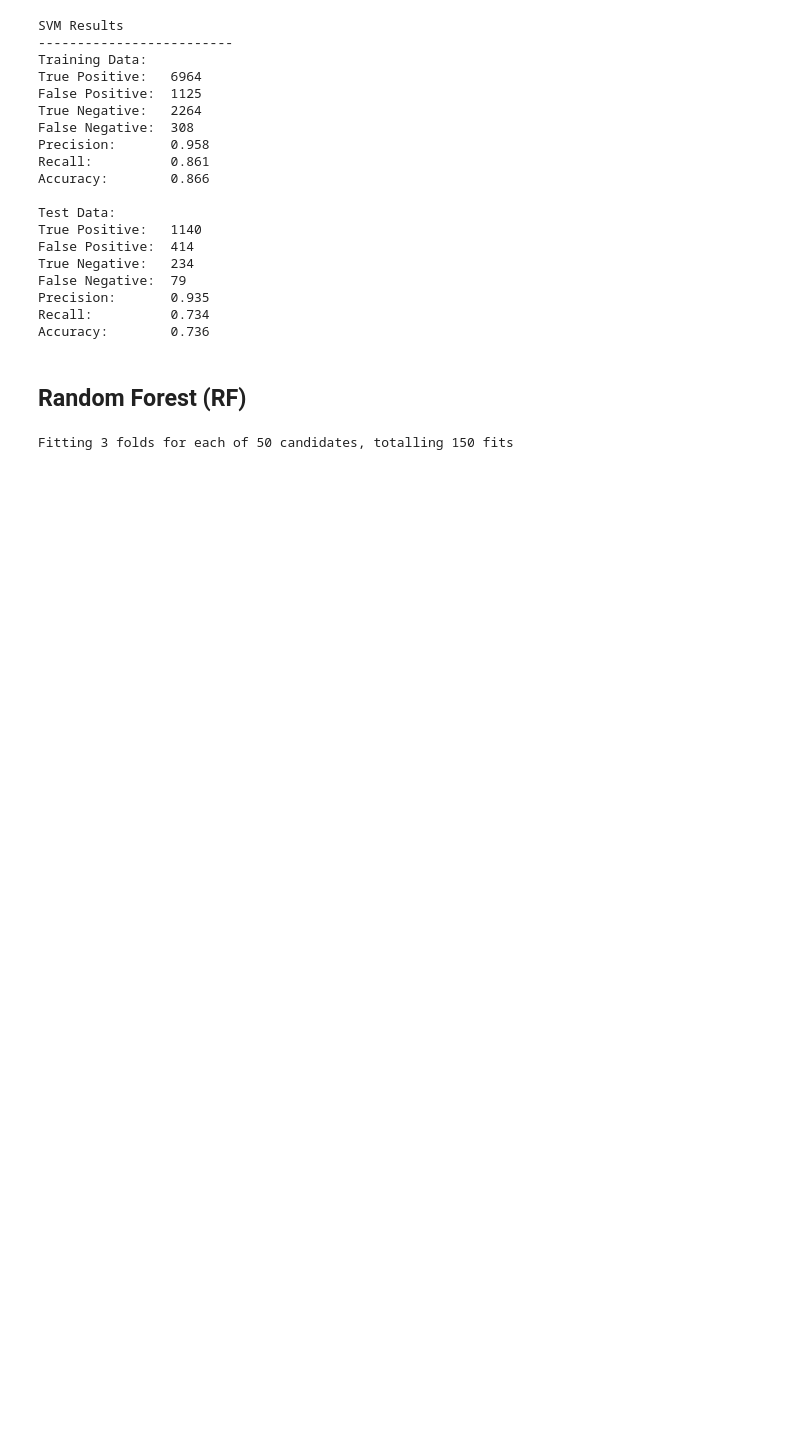
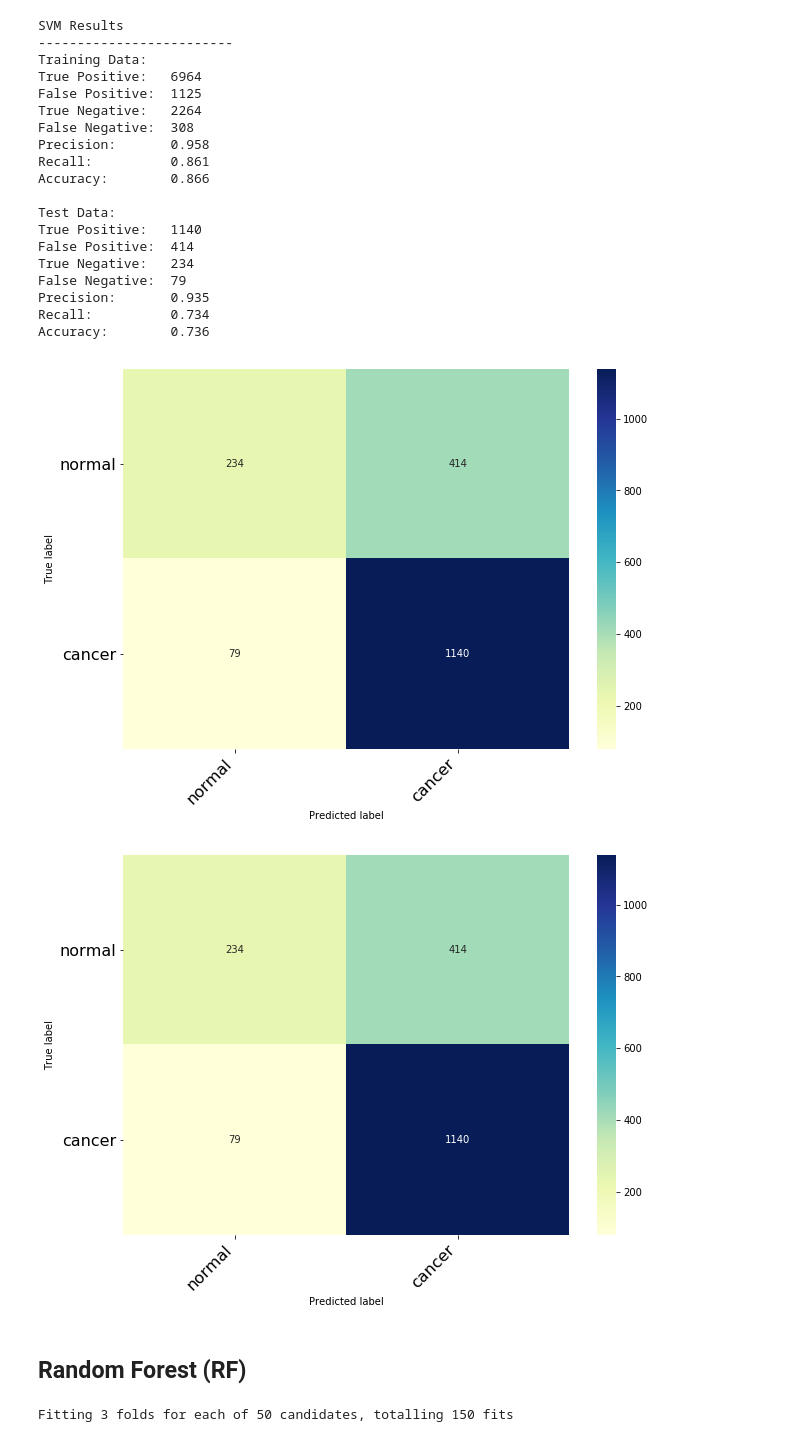
Before and after one commit to ansel-z/CX4240-Cancer-Cell-Classfication-Project, a Jupyter notebook: Classification.ipynb, the cells around one changed output. Drawn from its saved outputs; the diff is of its cells as text; code cells hidden in the pictures; blank space fills up the shorter version.

Commit message:
added the confusion matrices

```diff
--- a/Classification.ipynb
+++ b/Classification.ipynb
@@ -42,9 +43,9 @@ from mlens.metrics import make_scorer
 # %% [markdown]
 ## Load data
 # %%
-train_df = pd.read_csv('Data/PCA_train_data_17.csv')
+train_df = pd.read_csv('Data/PCA_train_data.csv')
 train = pd.DataFrame.as_matrix(train_df)
-test = pd.DataFrame.as_matrix(pd.read_csv('Data/PCA_test_data_17.csv'))
+test = pd.DataFrame.as_matrix(pd.read_csv('Data/PCA_test_data.csv'))
 train_data = train[:,2:]
 label_train = np.array(train[:,1], dtype=int)
 test_data = test[:,2:]
@@ -110,7 +95,6 @@ def get_errors(prediction, label):
     print('Accuracy:       ',accuracy)
     return accuracy, recall, precision, F1
 
-
 def plot_grid_search(cv_results, grid_param_1, grid_param_2, name_param_1, name_param_2):
     # Get Test Scores Mean and std for each grid search
     scores_mean = cv_results['mean_test_score']
@@ -131,6 +115,41 @@ def plot_grid_search(cv_results, grid_param_1, grid_param_2, name_param_1, name_
     ax.set_ylabel('CV Average Score', fontsize=16)
     ax.legend(loc="best", fontsize=15)
     ax.grid('off')
+
+def print_confusion_matrix(confusion_matrix, class_names, figsize = (10,7), fontsize=16):
+    """Prints a confusion matrix, as returned by sklearn.metrics.confusion_matrix, as a heatmap.
+
+    Arguments
+    ---------
+    confusion_matrix: numpy.ndarray
+        The numpy.ndarray object returned from a call to sklearn.metrics.confusion_matrix.
+        Similarly constructed ndarrays can also be used.
+    class_names: list
+        An ordered list of class names, in the order they index the given confusion matrix.
+    figsize: tuple
+        A 2-long tuple, the first value determining the horizontal size of the ouputted figure,
+        the second determining the vertical size. Defaults to (10,7).
+    fontsize: int
+        Font size for axes labels. Defaults to 14.
+
+    Returns
+    -------
+    matplotlib.figure.Figure
+        The resulting confusion matrix figure
+    """
+    df_cm = pd.DataFrame(
+        confusion_matrix, index=class_names, columns=class_names,
+    )
+    fig = plt.figure(figsize=figsize)
+    try:
+        heatmap = sns.heatmap(df_cm, annot=True, fmt="d", cmap="YlGnBu")
+    except ValueError:
+        raise ValueError("Confusion matrix values must be integers.")
+    heatmap.yaxis.set_ticklabels(heatmap.yaxis.get_ticklabels(), rotation=0, ha='right', fontsize=fontsize)
+    heatmap.xaxis.set_ticklabels(heatmap.xaxis.get_ticklabels(), rotation=45, ha='right', fontsize=fontsize)
+    plt.ylabel('True label')
+    plt.xlabel('Predicted label')
+    return fig
 # %% [markdown]
 ## Support Vector Machine (SVM)
 # %%
@@ -197,6 +225,13 @@ False Negative:  79
 Precision:       0.935
 Recall:          0.734
 Accuracy:        0.736
+# %%
+conf = confusion_matrix(label_test, test_predictions)
+class_names = ['normal', 'cancer']
+print_confusion_matrix(conf, class_names)
+# %% [output]
+[figure, added]
+[figure, added]
 # %% [markdown]
 ## Random Forest (RF)
 # %%
```
Also changed, not shown: parts of 11 cells of this notebook, 6 other files.
